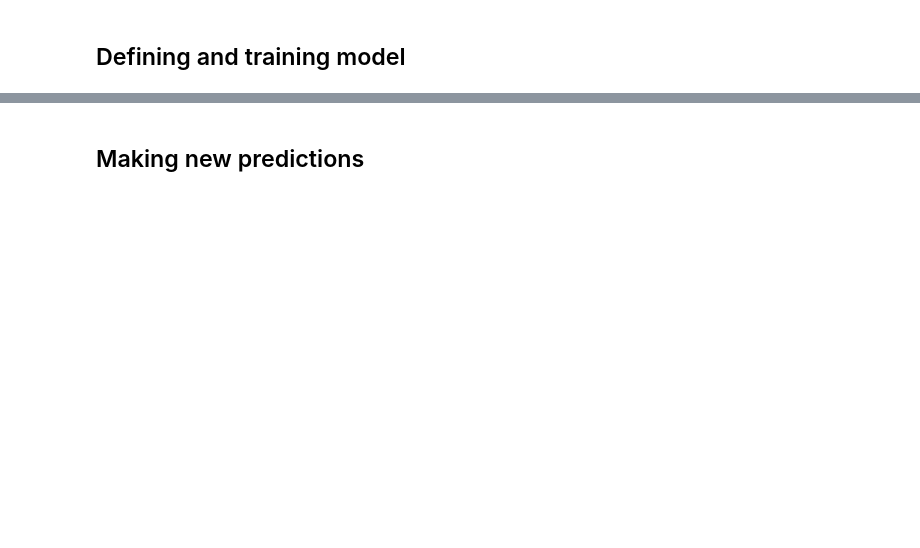
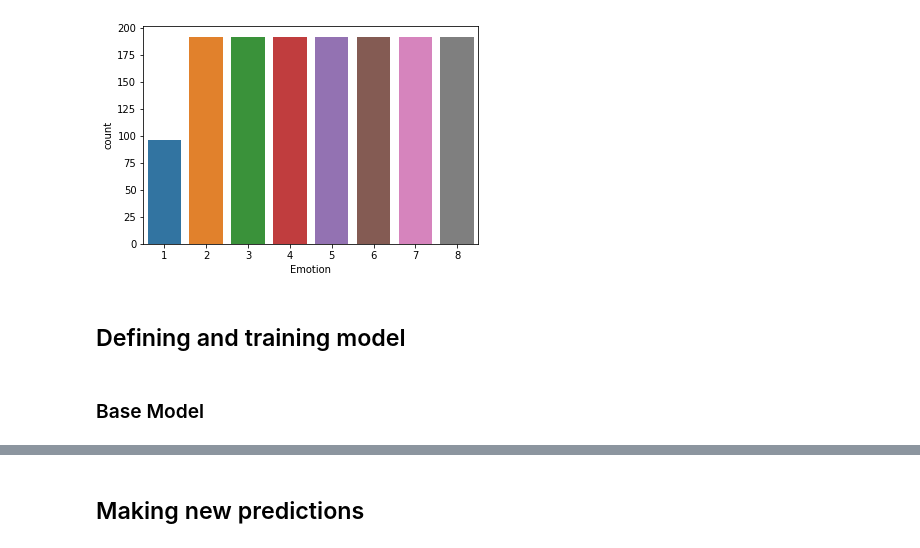
Before and after one commit to ABHISHEK03312/Speech_Emotion_recognition, a Jupyter notebook: Training SER Model.ipynb, the cells around one changed output, grey strips where cells are left out. Saved outputs shown, nothing was run; the diff lists cells and outputs as text; code cells hidden in the pictures; blank space fills up the shorter version.

```diff
--- a/Training SER Model.ipynb
+++ b/Training SER Model.ipynb
@@ -28,5 +38,14 @@ X_train_cnn = np.expand_dims(X_train,axis=2)
 X_test_cnn = np.expand_dims(X_test,axis=2)
 y_train_cnn = encoder.fit_transform(np.array(y_train).reshape(-1,1)).toarray()
 y_test_cnn = encoder.fit_transform(np.array(y_test).reshape(-1,1)).toarray()
+# %%
+result = pd.concat([y_train, y_test], axis=0)
+# %%
+sns.countplot(x ='Emotion', data = result)
+plt.show()
+# %% [output]
+[figure, added]
 # %% [markdown]
 ## Defining and training model
+# %% [markdown]
+### Base Model
```
Also changed, not shown: parts of 37 cells of this notebook, 9 other files.
